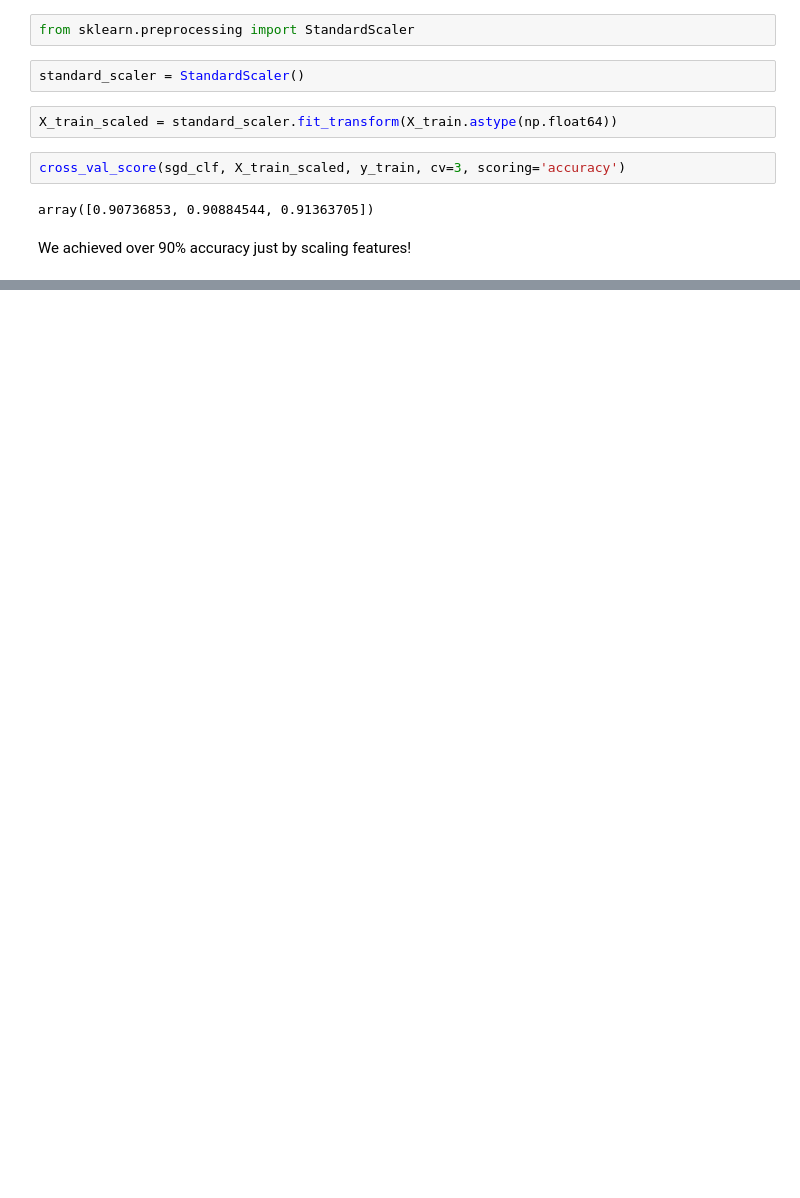
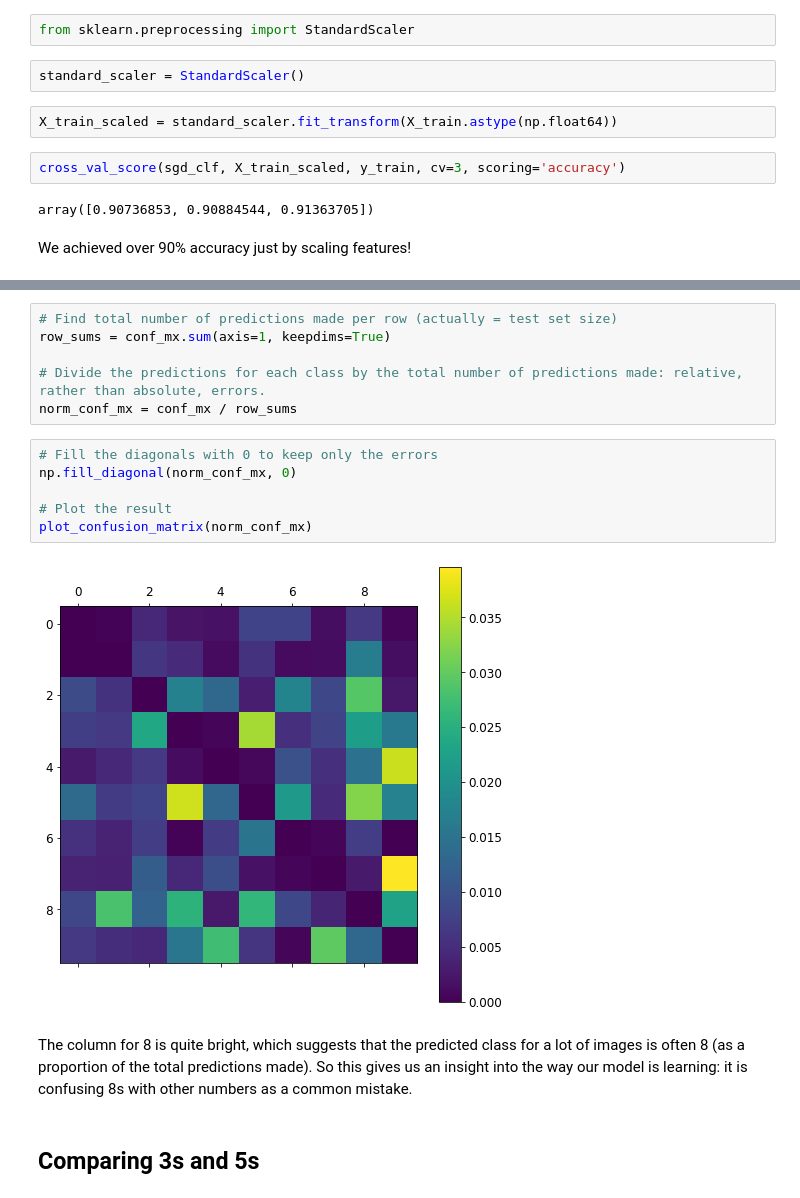
Before and after one commit to SMS-NED16/FYP-DL, a Jupyter notebook: ML-Hands-On/03_mnist_classification/03_mnist_classification.ipynb, the cells around one changed output, grey strips where cells are left out. Saved outputs shown, nothing was run; the diff lists cells and outputs as text; blank space fills up the shorter version.

Commit message:
Add error analysis for MNIST SGD classifer

```diff
--- a/ML-Hands-On/03_mnist_classification/03_mnist_classification.ipynb
+++ b/ML-Hands-On/03_mnist_classification/03_mnist_classification.ipynb
@@ -721,0 +759,18 @@ We achieved over 90% accuracy just by scaling features!
+# %%
+# Find total number of predictions made per row (actually = test set size)
+row_sums = conf_mx.sum(axis=1, keepdims=True)
+
+# Divide the predictions for each class by the total number of predictions made: relative, rather than absolute, errors.
+norm_conf_mx = conf_mx / row_sums
+# %%
+# Fill the diagonals with 0 to keep only the errors
+np.fill_diagonal(norm_conf_mx, 0)
+
+# Plot the result
+plot_confusion_matrix(norm_conf_mx)
+# %% [output]
+[figure, added]
+# %% [markdown]
+The column for 8 is quite bright, which suggests that the predicted class for a lot of images is often 8 (as a proportion of the total predictions made). So this gives us an insight into the way our model is learning: it is confusing 8s with other numbers as a common mistake.
+# %% [markdown]
+## Comparing 3s and 5s
```
Also changed, not shown: parts of 11 cells of this notebook.
